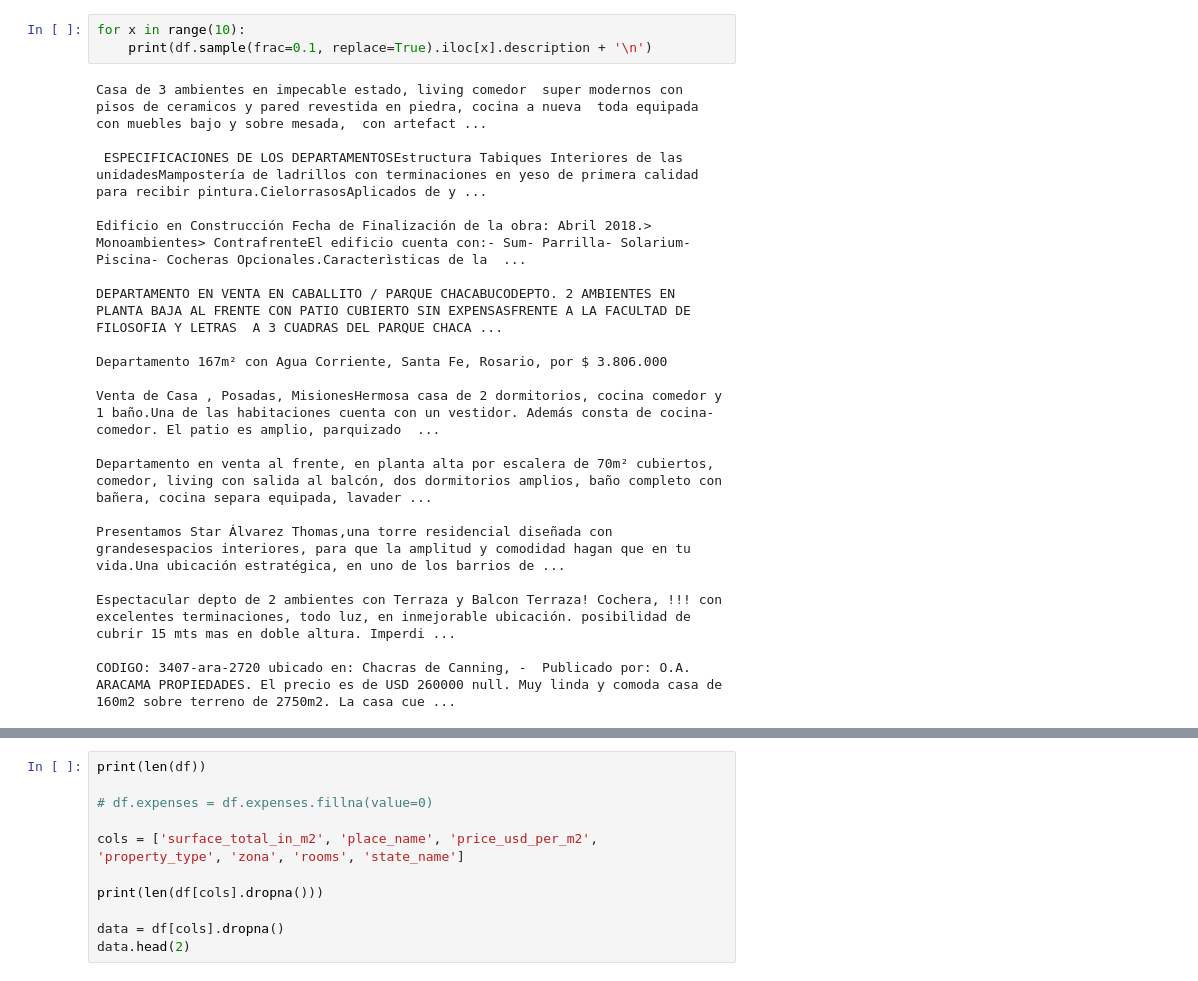
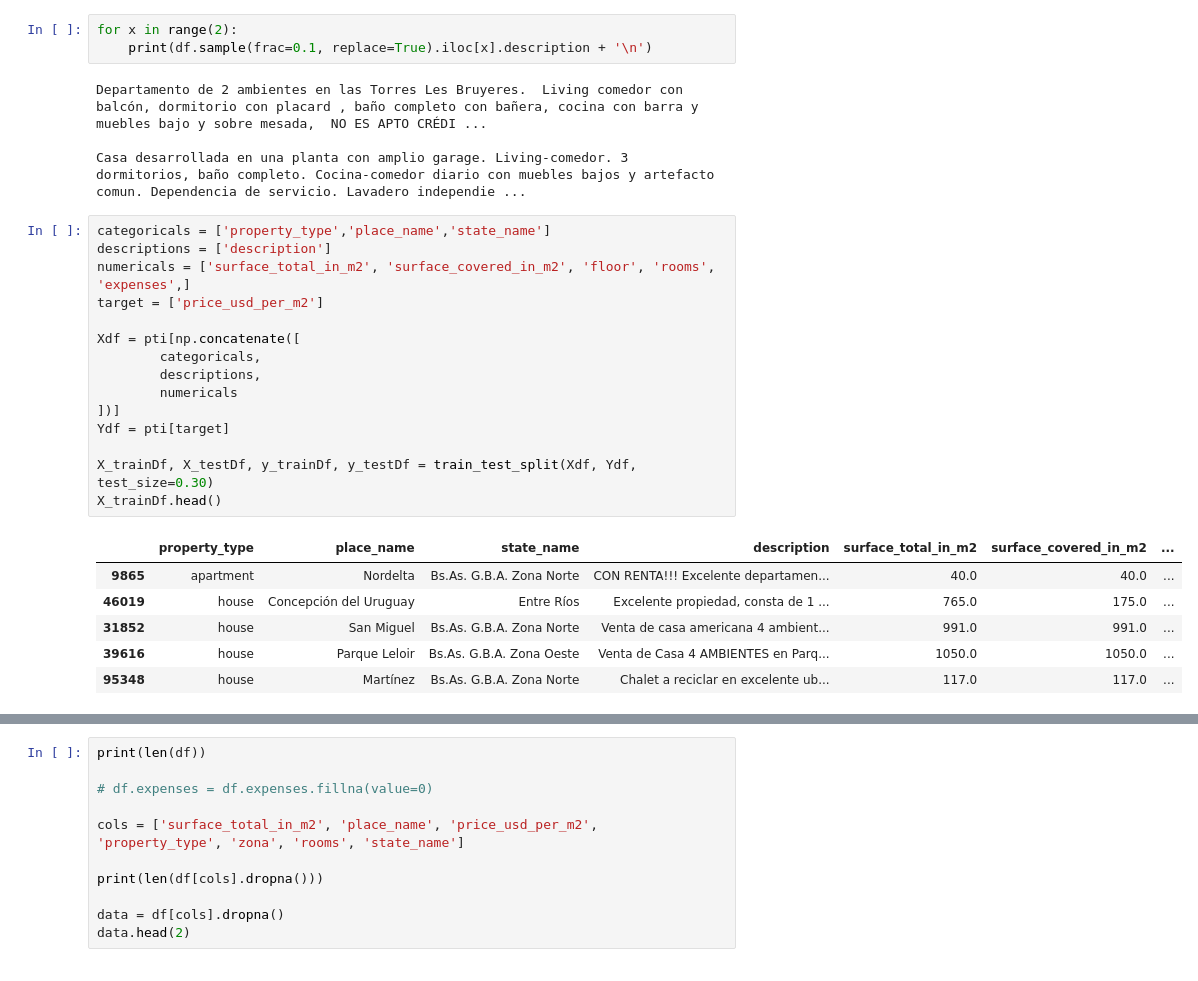
Before and after one commit to matiasngf/DH_proyecto_1, a Jupyter notebook: ExploracionRegresion.ipynb, the cells around one changed output, grey strips where cells are left out. Saved outputs shown, nothing was run; the diff lists cells and outputs as text.

Commit message:
Agregar funciones de regresion
Analisis de var de texto, categoricas y reguralizacion

```diff
--- a/ExploracionRegresion.ipynb
+++ b/ExploracionRegresion.ipynb
@@ -23,23 +58,29 @@ df.head(5)
 # %%
-for x in range(10):
+for x in range(2):
     print(df.sample(frac=0.1, replace=True).iloc[x].description + '\n')
 # %% [output]
-Casa de 3 ambientes en impecable estado, living comedor  super modernos con pisos de ceramicos y pared revestida en piedra, cocina a nueva  toda equipada con muebles bajo y sobre mesada,  con artefact ...
+Departamento de 2 ambientes en las Torres Les Bruyeres.  Living comedor con balcón, dormitorio con placard , baño completo con bañera, cocina con barra y muebles bajo y sobre mesada,  NO ES APTO CRÉDI ...
 
- ESPECIFICACIONES DE LOS DEPARTAMENTOSEstructura Tabiques Interiores de las unidadesMampostería de ladrillos con terminaciones en yeso de primera calidad para recibir pintura.CielorrasosAplicados de y ...
-
-Edificio en Construcción Fecha de Finalización de la obra: Abril 2018.> Monoambientes> ContrafrenteEl edificio cuenta con:- Sum- Parrilla- Solarium- Piscina- Cocheras Opcionales.Caracterìsticas de la  ...
-
-DEPARTAMENTO EN VENTA EN CABALLITO / PARQUE CHACABUCODEPTO. 2 AMBIENTES EN PLANTA BAJA AL FRENTE CON PATIO CUBIERTO SIN EXPENSASFRENTE A LA FACULTAD DE FILOSOFIA Y LETRAS  A 3 CUADRAS DEL PARQUE CHACA ...
-
-Departamento 167m² con Agua Corriente, Santa Fe, Rosario, por $ 3.806.000
-
-Venta de Casa , Posadas, MisionesHermosa casa de 2 dormitorios, cocina comedor y 1 baño.Una de las habitaciones cuenta con un vestidor. Además consta de cocina-comedor. El patio es amplio, parquizado  ...
-
-Departamento en venta al frente, en planta alta por escalera de 70m² cubiertos, comedor, living con salida al balcón, dos dormitorios amplios, baño completo con bañera, cocina separa equipada, lavader ...
-
-Presentamos Star Álvarez Thomas,una torre residencial diseñada con grandesespacios interiores, para que la amplitud y comodidad hagan que en tu vida.Una ubicación estratégica, en uno de los barrios de ...
-
-Espectacular depto de 2 ambientes con Terraza y Balcon Terraza! Cochera, !!! con excelentes terminaciones, todo luz, en inmejorable ubicación. posibilidad de cubrir 15 mts mas en doble altura. Imperdi ...
-
-CODIGO: 3407-ara-2720 ubicado en: Chacras de Canning, -  Publicado por: O.A. ARACAMA PROPIEDADES. El precio es de USD 260000 null. Muy linda y comoda casa de 160m2 sobre terreno de 2750m2. La casa cue ...
+Casa desarrollada en una planta con amplio garage. Living-comedor. 3 dormitorios, baño completo. Cocina-comedor diario con muebles bajos y artefacto comun. Dependencia de servicio. Lavadero independie ...
+# %%
+categoricals = ['property_type','place_name','state_name']
+descriptions = ['description']
+numericals = ['surface_total_in_m2', 'surface_covered_in_m2', 'floor', 'rooms', 'expenses',]
+target = ['price_usd_per_m2']
+
+Xdf = pti[np.concatenate([
+        categoricals,
+        descriptions,
+        numericals
+])]
+Ydf = pti[target]
+
+X_trainDf, X_testDf, y_trainDf, y_testDf = train_test_split(Xdf, Ydf, test_size=0.30)
+X_trainDf.head()
+# %% [output]
+|  | property_type | place_name | state_name | description | surface_total_in_m2 | surface_covered_in_m2 | ... |
+| 9865 | apartment | Nordelta | Bs.As. G.B.A. Zona Norte | CON RENTA!!! Excelente departamen... | 40.0 | 40.0 | ... |
+| 46019 | house | Concepción del Uruguay | Entre Ríos | Excelente propiedad, consta de 1 ... | 765.0 | 175.0 | ... |
+| 31852 | house | San Miguel | Bs.As. G.B.A. Zona Norte | Venta de casa americana 4 ambient... | 991.0 | 991.0 | ... |
+| 39616 | house | Parque Leloir | Bs.As. G.B.A. Zona Oeste | Venta de Casa 4 AMBIENTES en Parq... | 1050.0 | 1050.0 | ... |
+| 95348 | house | Martínez | Bs.As. G.B.A. Zona Norte | Chalet a reciclar en excelente ub... | 117.0 | 117.0 | ... |
```
Also changed, not shown: parts of 17 cells of this notebook.
